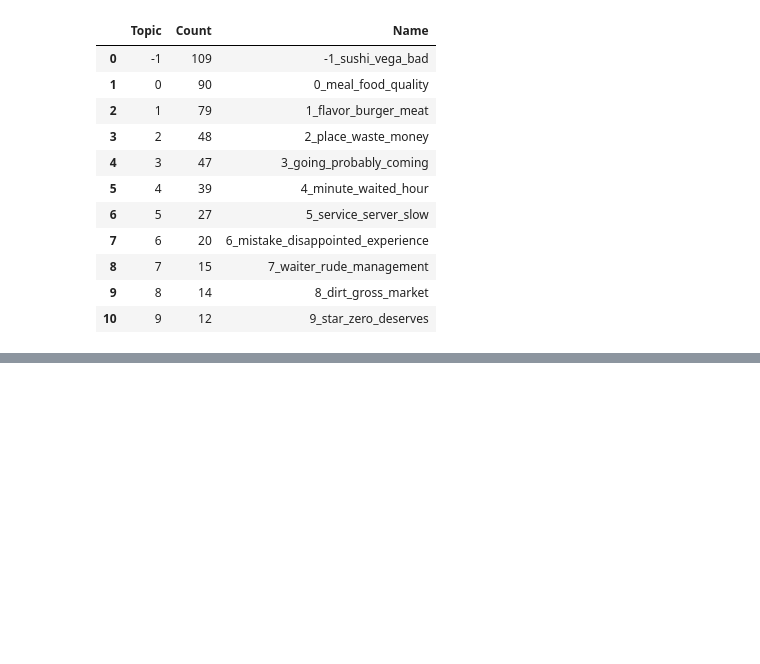
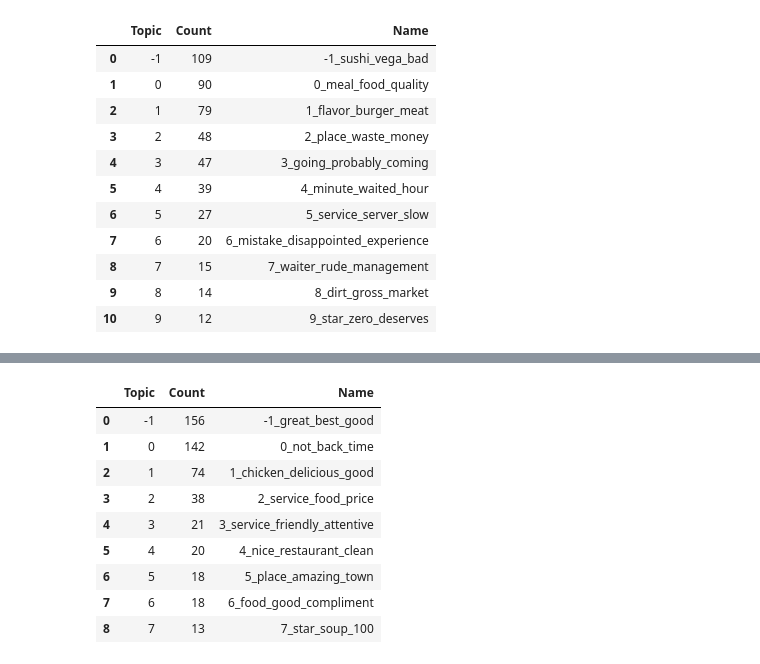
Before and after one commit to shreyasriram4/h2o2.ai, a Jupyter notebook: notebooks/voc_topicmodel_prototype.ipynb, the cells around one changed output, grey strips where cells are left out. Drawn from its saved outputs; the diff is of its cells as text; code cells hidden in the pictures; blank space fills up the shorter version.

```diff
--- a/notebooks/voc_topicmodel_prototype.ipynb
+++ b/notebooks/voc_topicmodel_prototype.ipynb
@@ -427,0 +444,13 @@ model_bert.get_topic_info()
+# %%
+topic_model.get_topic_info()
+# %% [output]
+|  | Topic | Count | Name |
+| 0 | -1 | 156 | -1_great_best_good |
+| 1 | 0 | 142 | 0_not_back_time |
+| 2 | 1 | 74 | 1_chicken_delicious_good |
+| 3 | 2 | 38 | 2_service_food_price |
+| 4 | 3 | 21 | 3_service_friendly_attentive |
+| 5 | 4 | 20 | 4_nice_restaurant_clean |
+| 6 | 5 | 18 | 5_place_amazing_town |
+| 7 | 6 | 18 | 6_food_good_compliment |
+| 8 | 7 | 13 | 7_star_soup_100 |
```
Also changed, not shown: parts of 11 cells of this notebook.
